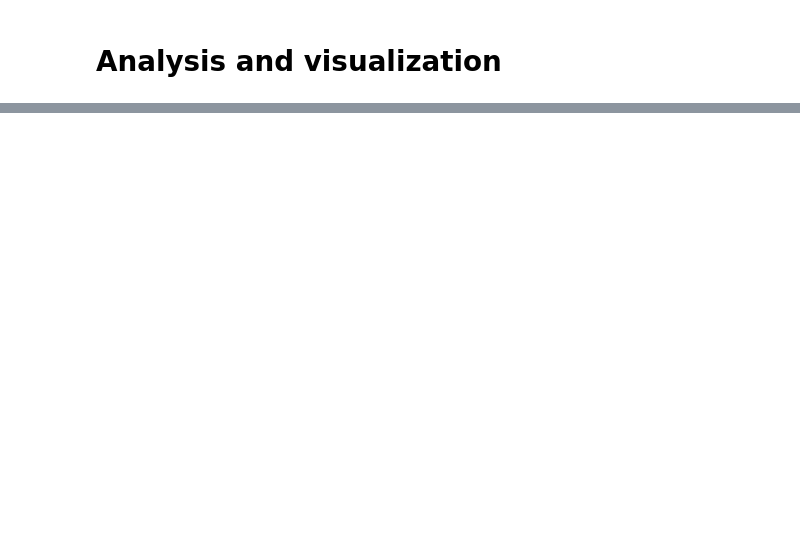
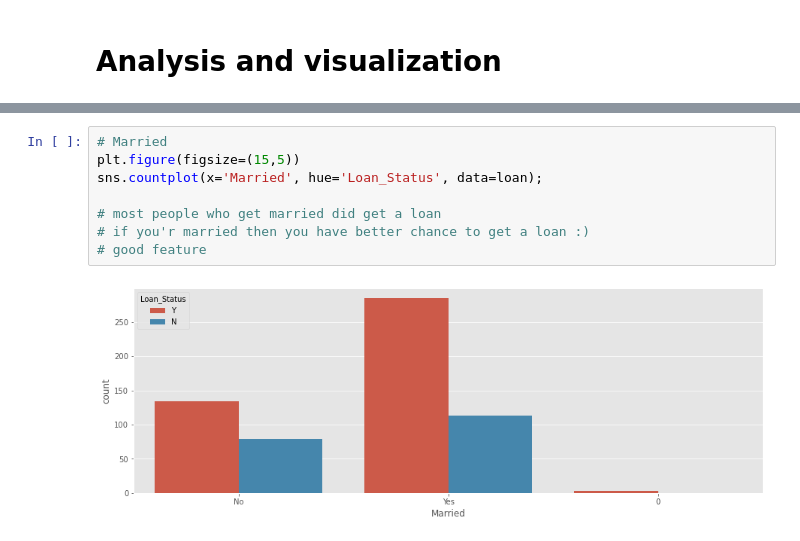
Before and after one commit to Winnie-Sepz/Data-Science-Projects, a Jupyter notebook: Mini project 3/Mini_project_3_Winnie.ipynb, the cells around one changed output, grey strips where cells are left out. Drawn from its saved outputs; the diff is of its cells as text; blank space fills up the shorter version.

```diff
--- a/Mini project 3/Mini_project_3_Winnie.ipynb
+++ b/Mini project 3/Mini_project_3_Winnie.ipynb
@@ -428,0 +282,10 @@ classification_error
+# %%
+# Married
+plt.figure(figsize=(15,5))
+sns.countplot(x='Married', hue='Loan_Status', data=loan);
+
+# most people who get married did get a loan
+# if you'r married then you have better chance to get a loan :)
+# good feature
+# %% [output]
+[figure, added]
```
Also changed, not shown: parts of 281 cells of this notebook.
